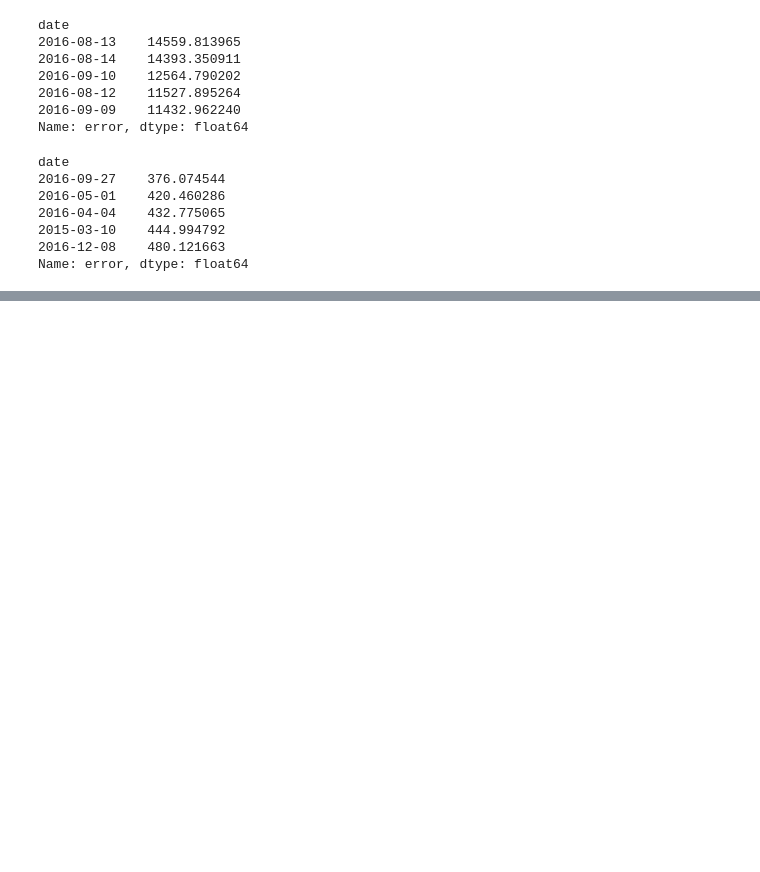
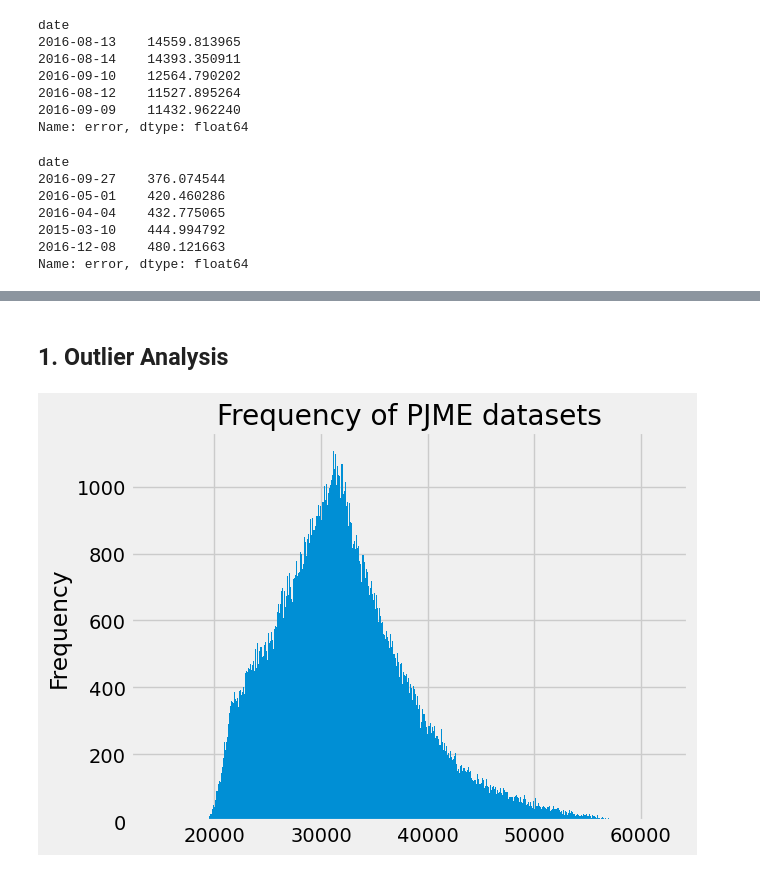
Before and after one commit to adnansherwani/Forecasting-DataModel, a Jupyter notebook: Forecasting-hourly-consumption.ipynb, the cells around one changed output, grey strips where cells are left out. Drawn from its saved outputs; the diff is of its cells as text; code cells hidden in the pictures; blank space fills up the shorter version.

```diff
--- a/Forecasting-hourly-consumption.ipynb
+++ b/Forecasting-hourly-consumption.ipynb
@@ -213,0 +222,7 @@ Name: error, dtype: float64
+# %% [markdown]
+## 1. Outlier Analysis
+# %%
+df['PJME_MW'].plot(kind='hist', bins=500, title='Frequency of PJME datasets')
+plt.show()
+# %% [output]
+[figure, added]
```
Also changed, not shown: parts of 6 cells of this notebook.
